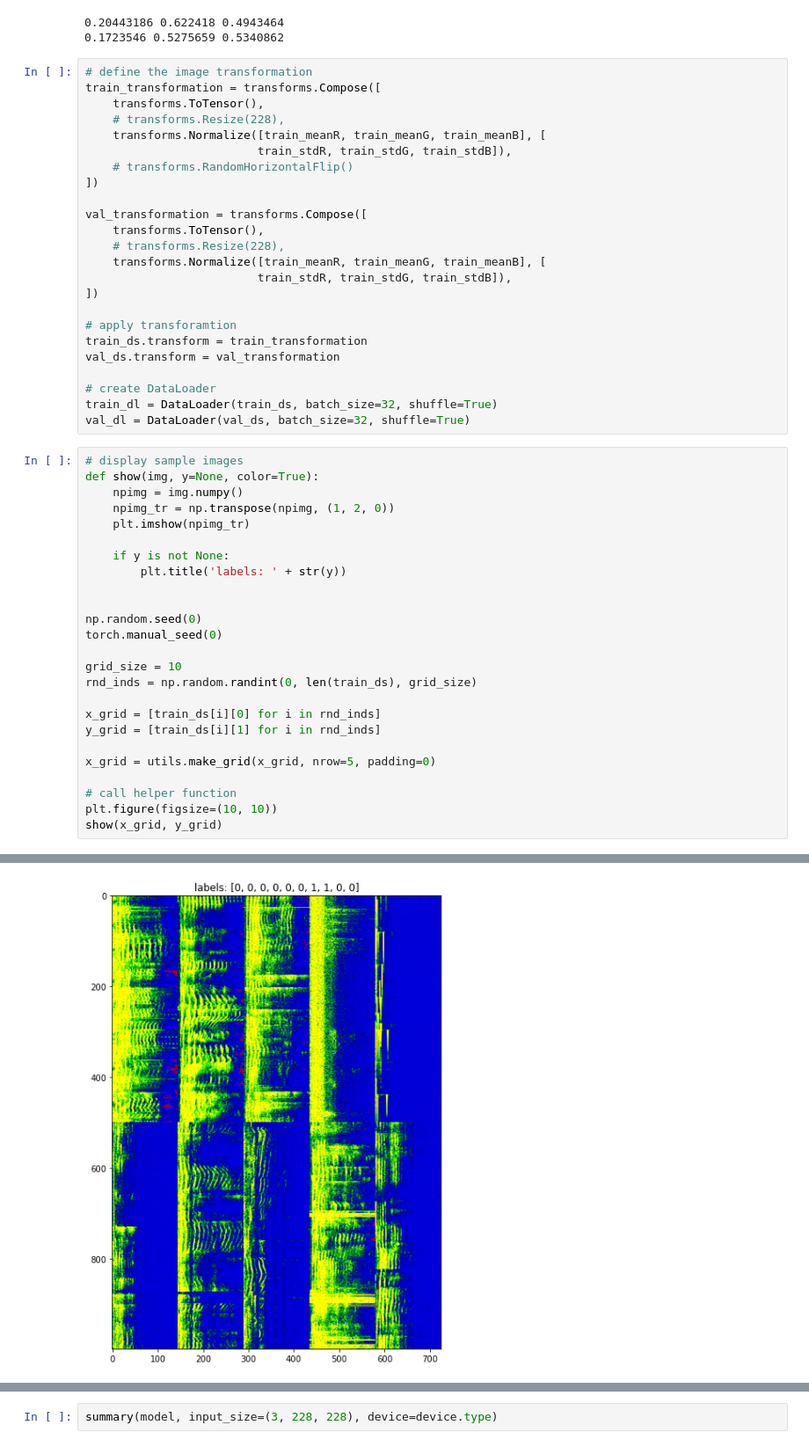
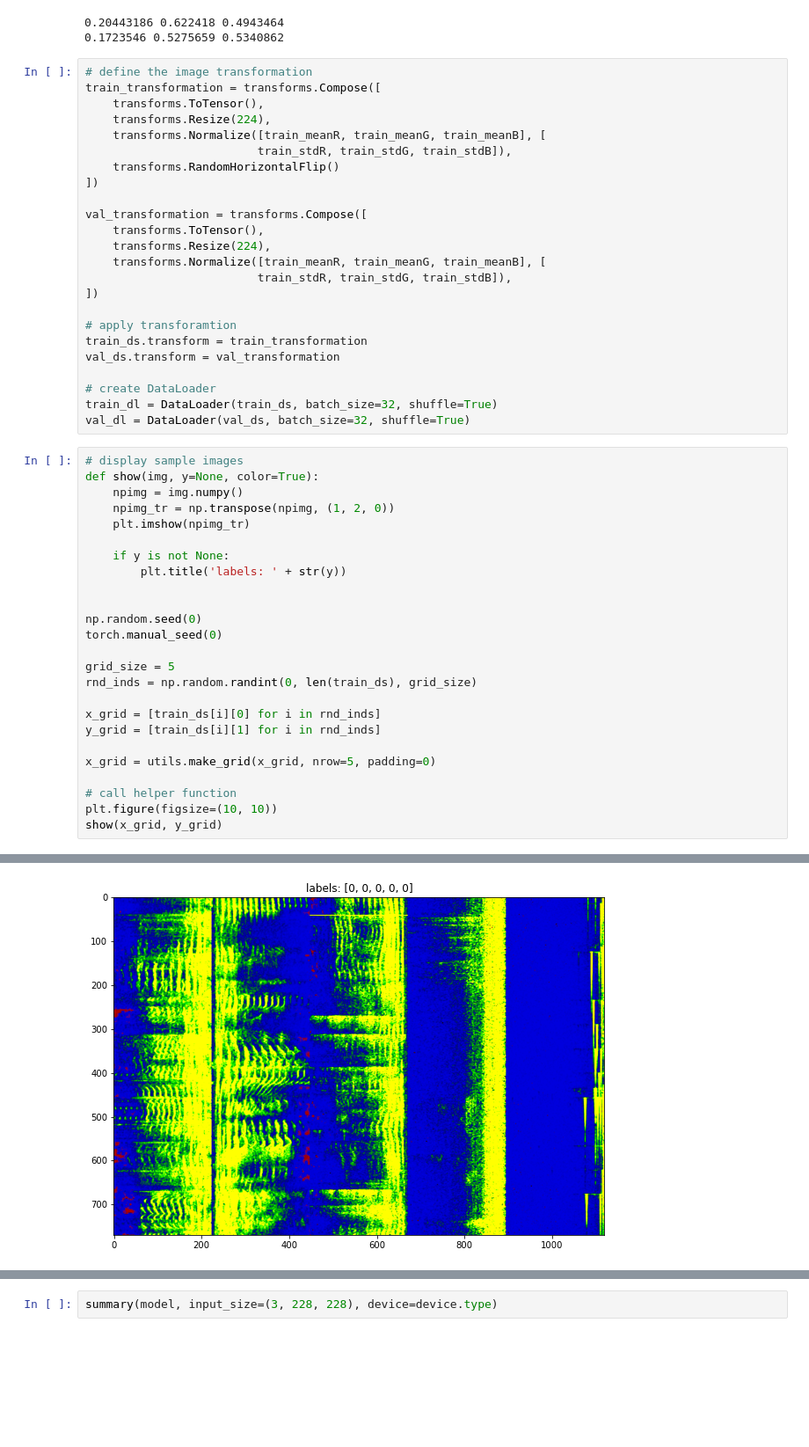
Before and after one commit to david95j2/moduDeep_pytorch, a Jupyter notebook: pytorch/Lab_05_(inception)/Lab_05_inception.ipynb, the cells around one changed output, grey strips where cells are left out. Shown: that part at 88% size. Cells and saved outputs as stored; diff of their text form; blank space fills up the shorter version.

```diff
--- a/pytorch/Lab_05_(inception)/Lab_05_inception.ipynb
+++ b/pytorch/Lab_05_(inception)/Lab_05_inception.ipynb
@@ -90,15 +76,15 @@ print(val_meanR, val_meanG, val_meanB)
 # define the image transformation
 train_transformation = transforms.Compose([
     transforms.ToTensor(),
-    # transforms.Resize(228),
+    transforms.Resize(224),
     transforms.Normalize([train_meanR, train_meanG, train_meanB], [
                          train_stdR, train_stdG, train_stdB]),
-    # transforms.RandomHorizontalFlip()
+    transforms.RandomHorizontalFlip()
 ])
 
 val_transformation = transforms.Compose([
     transforms.ToTensor(),
-    # transforms.Resize(228),
+    transforms.Resize(224),
     transforms.Normalize([train_meanR, train_meanG, train_meanB], [
                          train_stdR, train_stdG, train_stdB]),
 ])
@@ -113,31 +99,31 @@ val_dl = DataLoader(val_ds, batch_size=32, shuffle=True)
 # %%
 # display sample images
 def show(img, y=None, color=True):
     npimg = img.numpy()
     npimg_tr = np.transpose(npimg, (1, 2, 0))
     plt.imshow(npimg_tr)
 
     if y is not None:
         plt.title('labels: ' + str(y))
 
 
 np.random.seed(0)
 torch.manual_seed(0)
 
-grid_size = 10
+grid_size = 5
 rnd_inds = np.random.randint(0, len(train_ds), grid_size)
 
 x_grid = [train_ds[i][0] for i in rnd_inds]
 y_grid = [train_ds[i][1] for i in rnd_inds]
 
 x_grid = utils.make_grid(x_grid, nrow=5, padding=0)
 
 # call helper function
 plt.figure(figsize=(10, 10))
 show(x_grid, y_grid)
 # %% [output]
 Clipping input data to the valid range for imshow with RGB data ([0..1] for floats or [0..255] for integers).
-[figure, old version]
+[figure, new version]
 # %%
 class GoogLeNet(nn.Module):
     def __init__(self, aux_logits=True, num_classes=2, init_weights=True):
```
Also changed, not shown: parts of 6 cells of this notebook, 6 other files.
